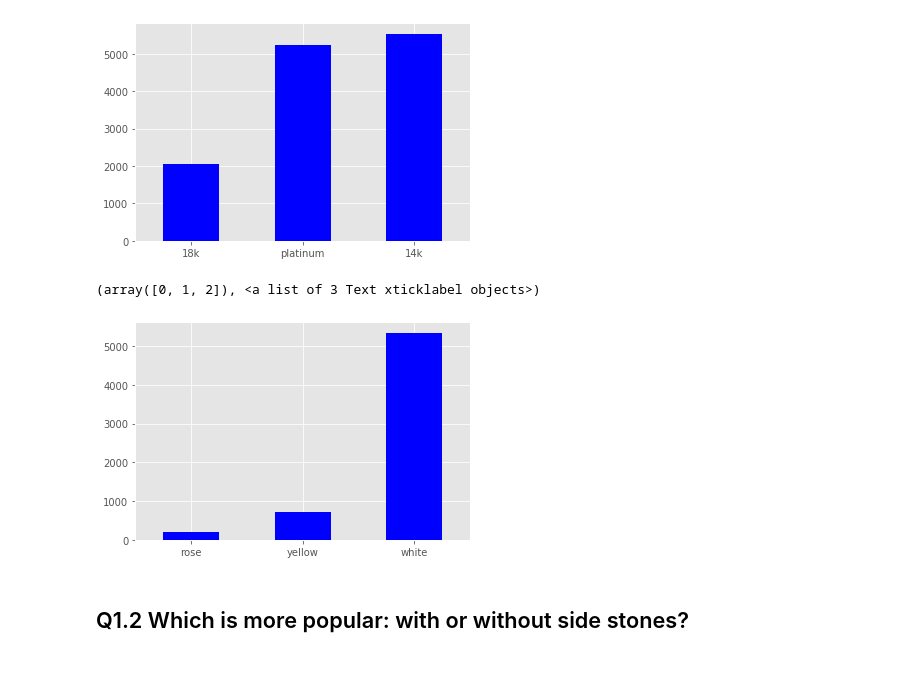
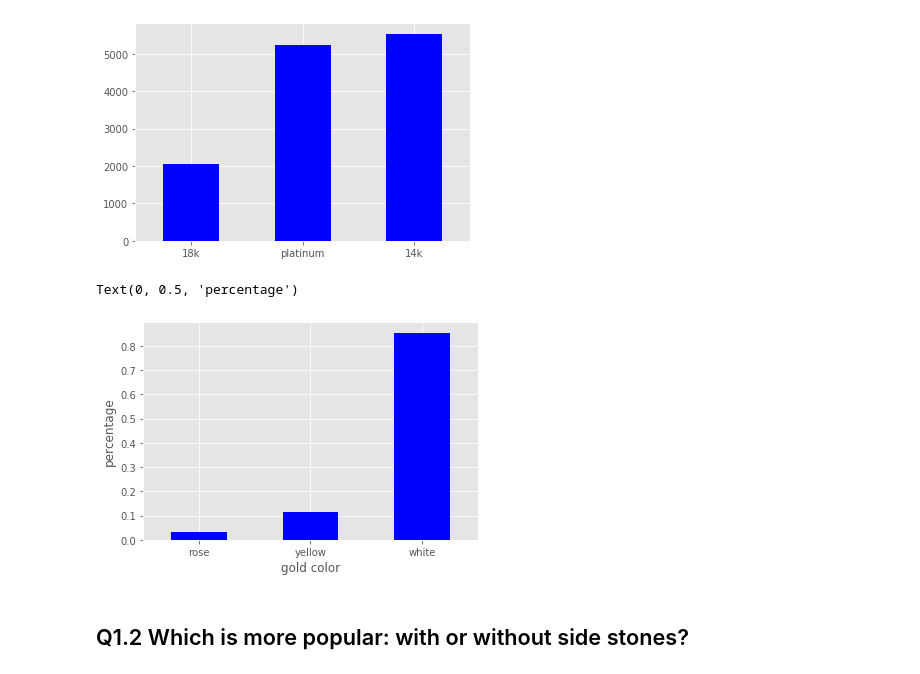
Before and after one commit to chuntao20/python_webscrap_project, a Jupyter notebook: BlueNile_data_analysis.ipynb, the cells around one changed output. Drawn from its saved outputs; the diff is of its cells as text; code cells hidden in the pictures.

```diff
--- a/BlueNile_data_analysis.ipynb
+++ b/BlueNile_data_analysis.ipynb
@@ -310,11 +336,13 @@ plt.xticks(rotation=0)
 (array([0, 1, 2]), <a list of 3 Text xticklabel objects>)
 [figure]
 # %%
-popular['color'].value_counts().sort_values().plot(kind='bar',color='b')
+popular['color'].value_counts(normalize=True).sort_values().plot(kind='bar',color='b')
 plt.xticks(rotation=0)
+plt.xlabel('gold color')
+plt.ylabel('percentage')
 # %% [output]
-(array([0, 1, 2]), <a list of 3 Text xticklabel objects>)
+Text(0, 0.5, 'percentage')
-[figure, old version]
+[figure, new version]
 # %% [markdown]
 ## Q1.2 Which is more popular: with or without side stones?
 # %%
```
Also changed, not shown: parts of 27 cells of this notebook, 21 other files.
